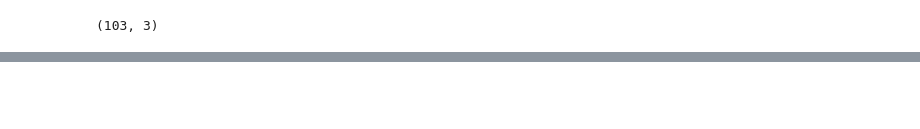
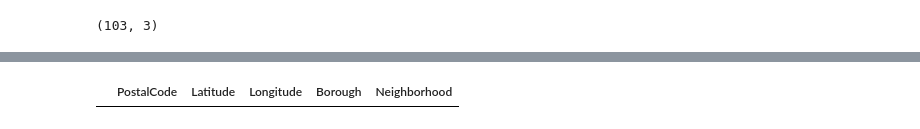
Before and after one commit to GoBadgers/Coursera_Capstone, a Jupyter notebook: Capstone Project Notebook.ipynb, the cells around one changed output, grey strips where cells are left out. Saved outputs shown, nothing was run; the diff lists cells and outputs as text; code cells hidden in the pictures; blank space fills up the shorter version.

```diff
--- a/Capstone Project Notebook.ipynb
+++ b/Capstone Project Notebook.ipynb
@@ -121,0 +155,6 @@ df.head()
+# %%
+# merge two table on the column "PostalCode"
+df_merge_col = pd.merge(left=df, right=toronto_df_grouped, left_on='PostalCode', right_on='PostalCode')
+df_merge_col
+# %% [output]
+|  | PostalCode | Latitude | Longitude | Borough | Neighborhood |
```
Also changed, not shown: parts of 16 cells of this notebook.
